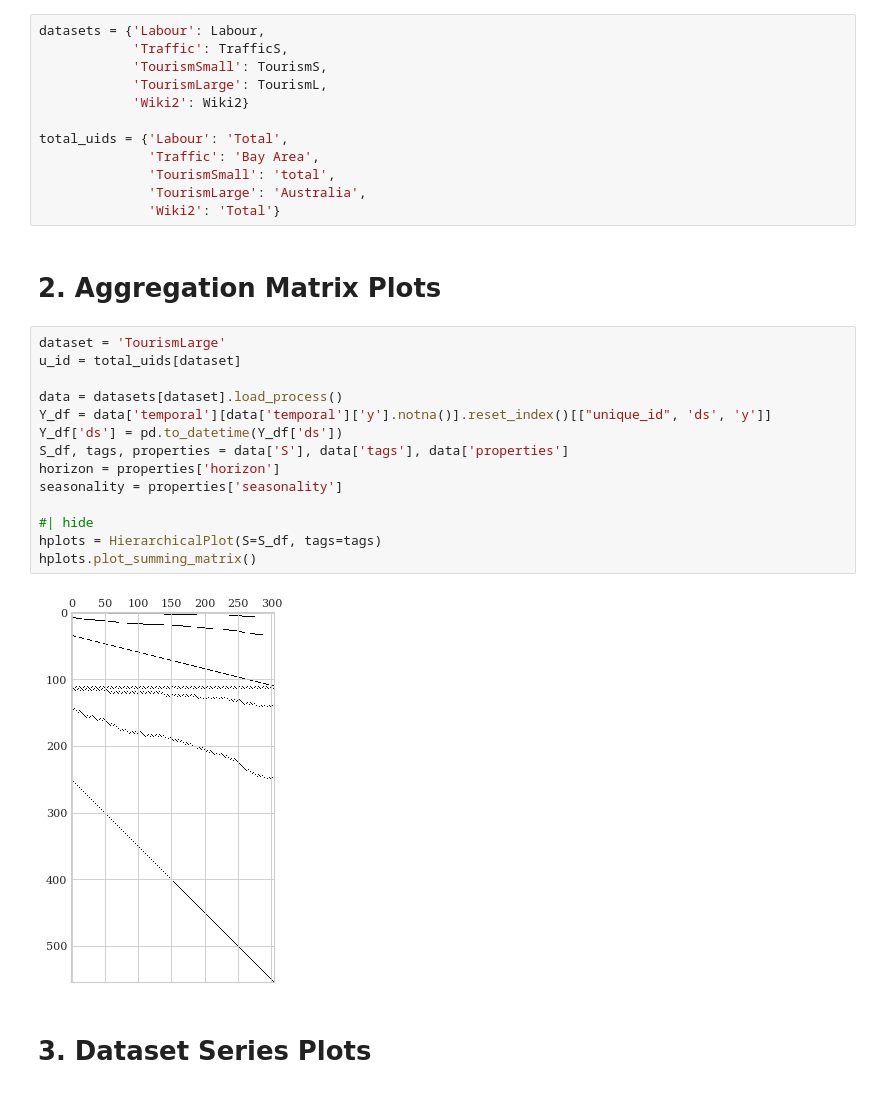
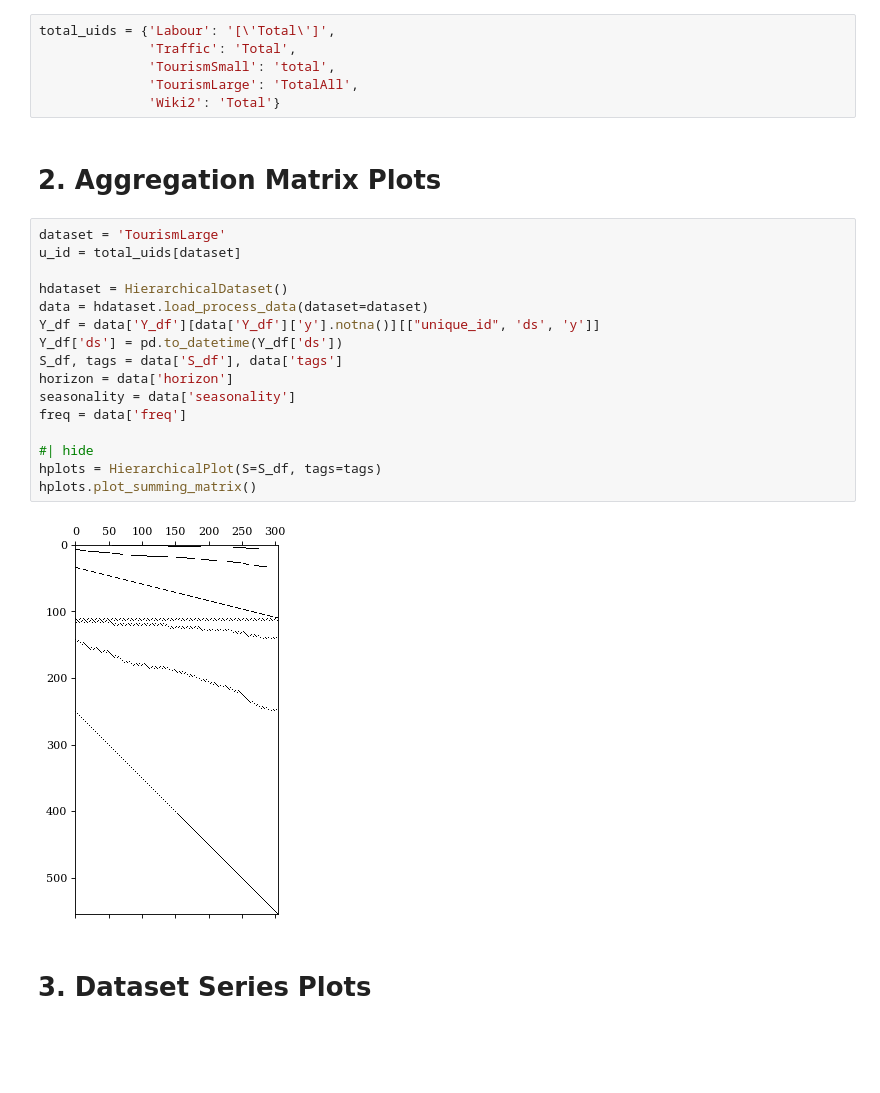
Before and after one commit to dluuo/HINT, a Jupyter notebook: nbs/plot_datasets.ipynb, the cells around one changed output. Saved outputs shown, nothing was run; the diff lists cells and outputs as text; blank space fills up the shorter version.

Commit message:
updated plot_datasets to use HierarchicalDataset nb

```diff
--- a/nbs/plot_datasets.ipynb
+++ b/nbs/plot_datasets.ipynb
@@ -41,16 +33,10 @@ import matplotlib.dates as mdates
 from matplotlib import rcParams
 plt.rcParams['font.family'] = 'serif'
 # %%
-datasets = {'Labour': Labour,
-            'Traffic': TrafficS,
-            'TourismSmall': TourismS,
-            'TourismLarge': TourismL,
-            'Wiki2': Wiki2}
-
-total_uids = {'Labour': 'Total',
-              'Traffic': 'Bay Area',
+total_uids = {'Labour': '[\'Total\']',
+              'Traffic': 'Total',
               'TourismSmall': 'total',
-              'TourismLarge': 'Australia',
+              'TourismLarge': 'TotalAll',
               'Wiki2': 'Total'}
 # %% [markdown]
 <a name="cell-2"></a>
@@ -58,19 +44,21 @@ total_uids = {'Labour': 'Total',
 # %%
 dataset = 'TourismLarge'
 u_id = total_uids[dataset]
 
-data = datasets[dataset].load_process()
-Y_df = data['temporal'][data['temporal']['y'].notna()].reset_index()[["unique_id", 'ds', 'y']]
+hdataset = HierarchicalDataset()
+data = hdataset.load_process_data(dataset=dataset)
+Y_df = data['Y_df'][data['Y_df']['y'].notna()][["unique_id", 'ds', 'y']]
 Y_df['ds'] = pd.to_datetime(Y_df['ds'])
-S_df, tags, properties = data['S'], data['tags'], data['properties']
-horizon = properties['horizon']
-seasonality = properties['seasonality']
+S_df, tags = data['S_df'], data['tags']
+horizon = data['horizon']
+seasonality = data['seasonality']
+freq = data['freq']
 
 #| hide
 hplots = HierarchicalPlot(S=S_df, tags=tags)
 hplots.plot_summing_matrix()
 # %% [output]
-[figure, old version]
+[figure, new version]
 # %% [markdown]
 <a name="cell-3"></a>
 # 3. Dataset Series Plots
```
Also changed, not shown: parts of 6 cells of this notebook.
